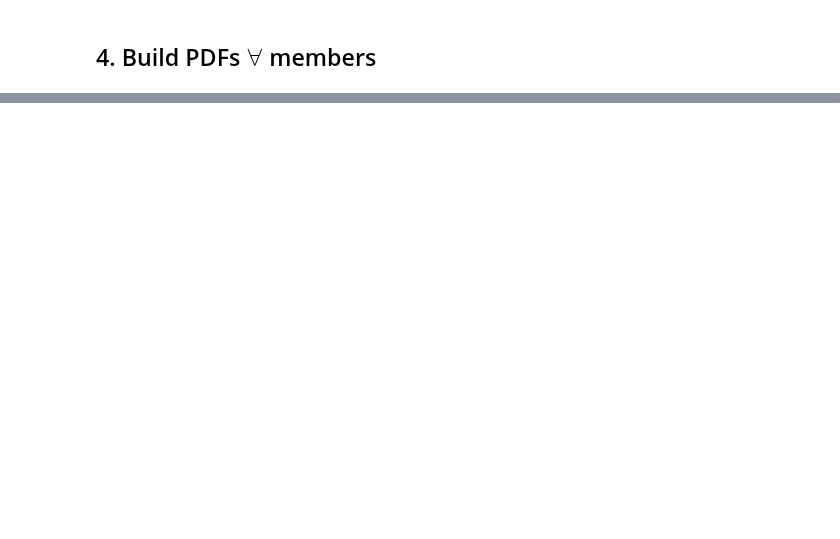
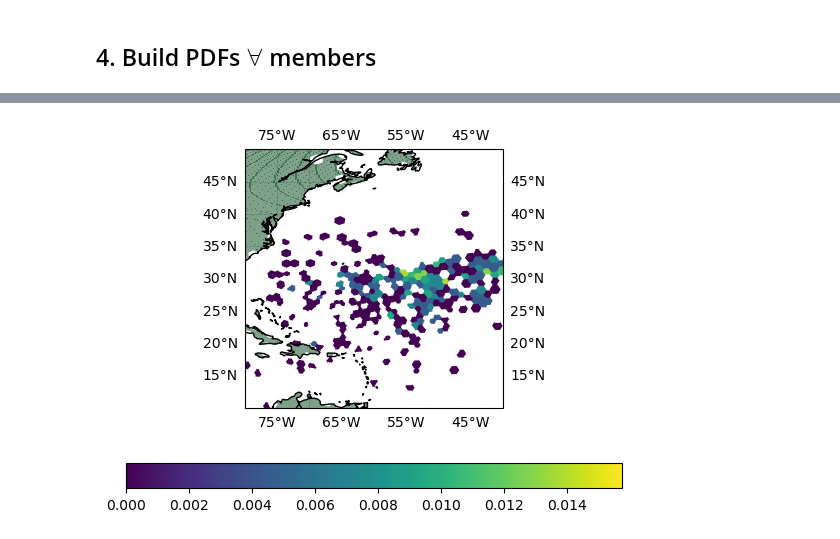
Before and after one commit to OceanParcels/NEMO_Ensemble_Lagrangian_Analysis, a Jupyter notebook: notebooks/08.XXX.ipynb, the cells around one changed output, grey strips where cells are left out. Cells and saved outputs as stored; diff of their text form; code cells hidden in the pictures; blank space fills up the shorter version.

```diff
--- a/notebooks/08.XXX.ipynb
+++ b/notebooks/08.XXX.ipynb
@@ -680,0 +262,17 @@ Text(0, 0.5, 'Mutual information (nats)')
+# %%
+# Plot NA_domain on a map
+depth = 0
+fig = plt.figure()
+ax = plt.axes(projection=cartopy.crs.PlateCarree())
+ax.set_extent([-80, -40, 10, 50], crs=cartopy.crs.PlateCarree())
+ax.coastlines()
+ax.gridlines(draw_labels=True, zorder=0, linestyle='--', linewidth=0.5)
+
+ax.pcolormesh(mask['nav_lon'], mask['nav_lat'], mask['tmask'][0,depth,:,:], cmap='Greens_r', alpha=0.5)
+
+
+im = hexfunc.plot_hex_hist(probability[:, 1300], hexbin_grid, ax=ax)
+# add colorbar
+cbar = plt.colorbar(im, ax=ax, orientation='horizontal')
+# %% [output]
+[figure, added]
```
Also changed, not shown: parts of 63 cells of this notebook, 4 other files.
